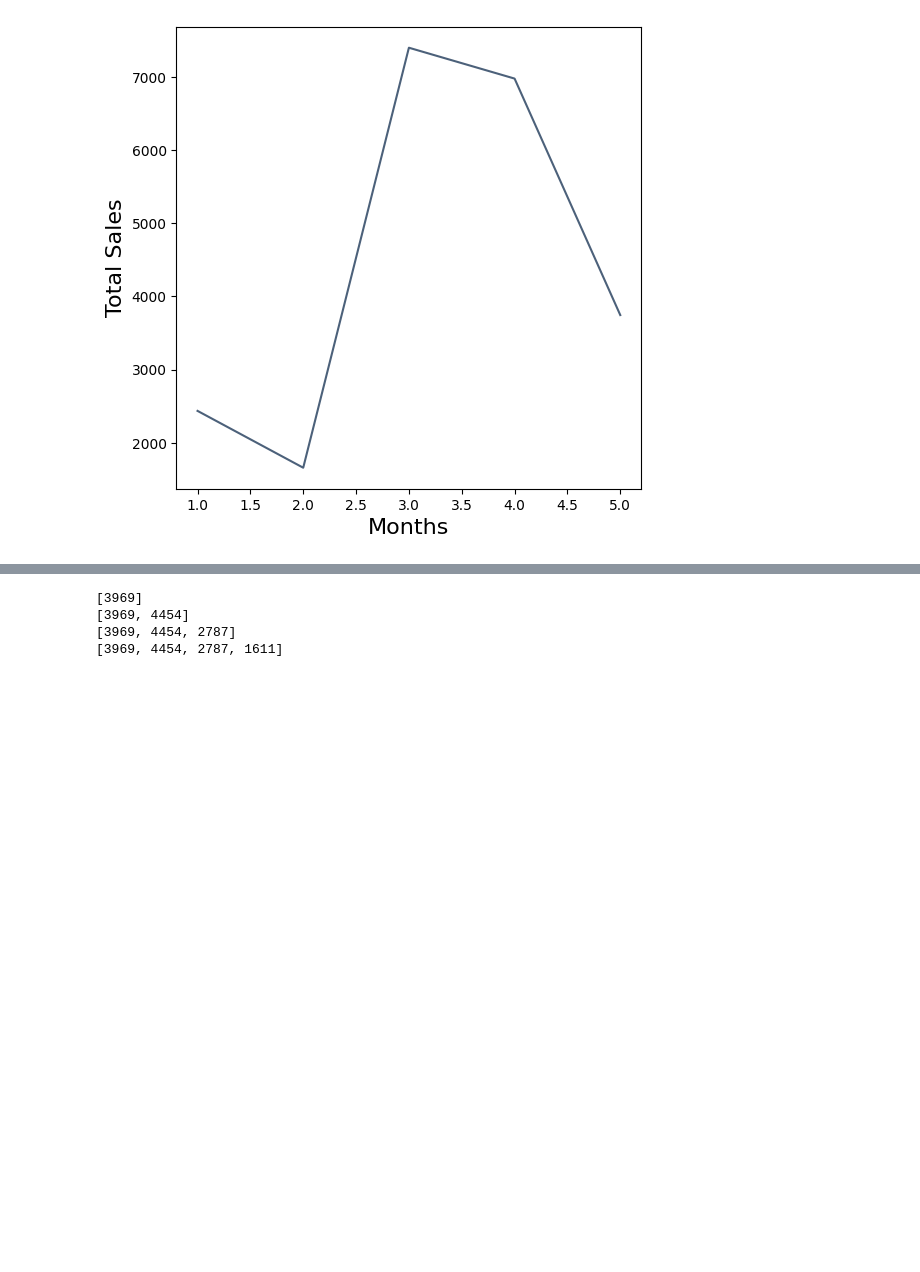
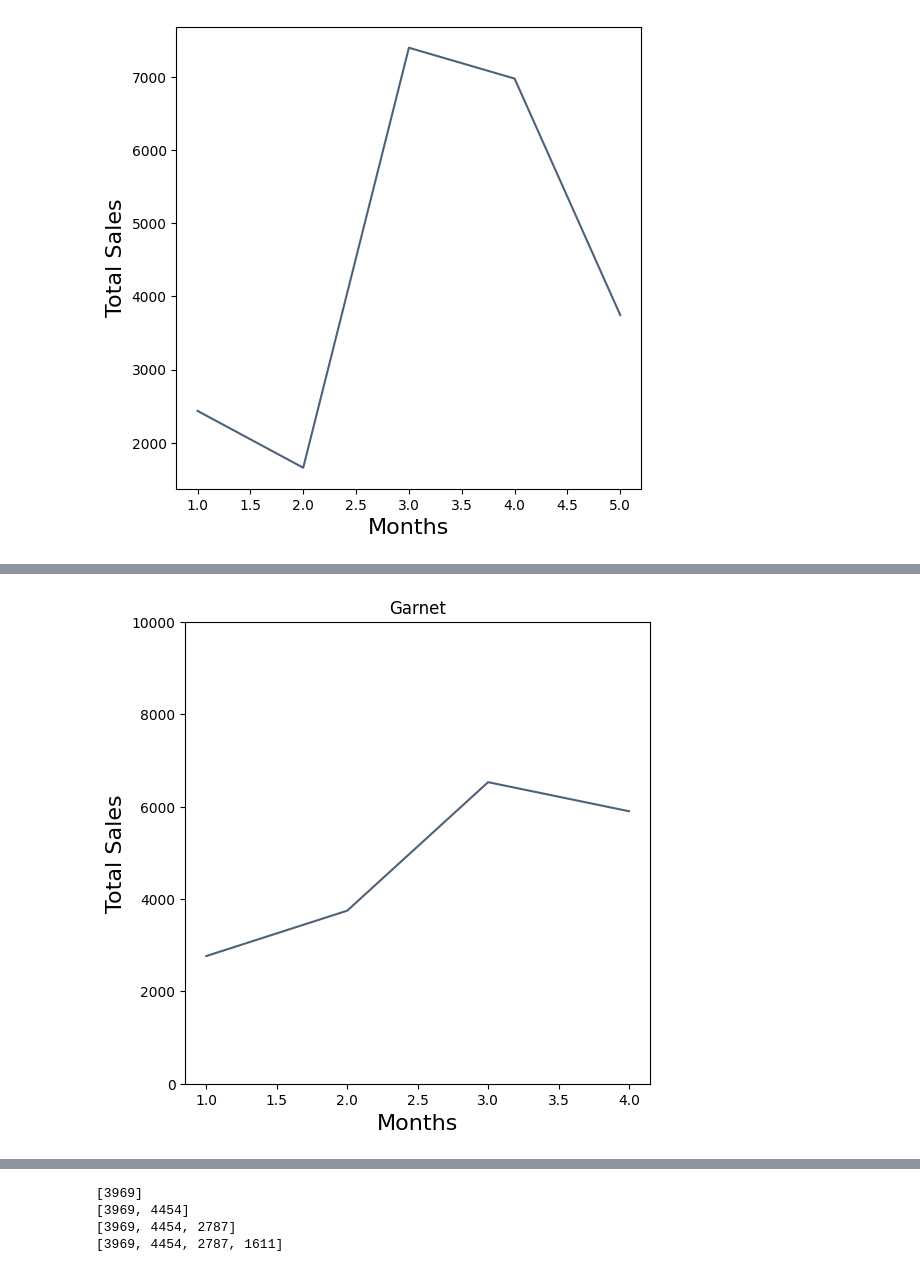
Before and after one commit to keace888/ETS, a Jupyter notebook: Employee graph.ipynb, the cells around one changed output, grey strips where cells are left out. Drawn from its saved outputs; the diff is of its cells as text; code cells hidden in the pictures; blank space fills up the shorter version.

```diff
--- a/Employee graph.ipynb
+++ b/Employee graph.ipynb
@@ -106,0 +123,5 @@ total1.plot('Months','Total Sales')
+# %%
+#garnet
+showData("https://script.google.com/macros/s/AKfycbzP_PRl-pSge9kPysFzE6IP0UO_THi5Sq0eQMKUovoYvgQiT6VazxTqYNWBvm-Iv0TK4g/exec", "Garnet")
+# %% [output]
+[figure, added]
```
Also changed, not shown: parts of 11 cells of this notebook.
